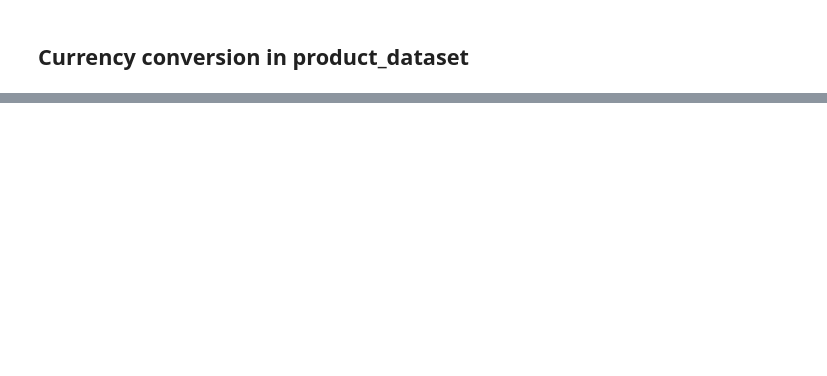
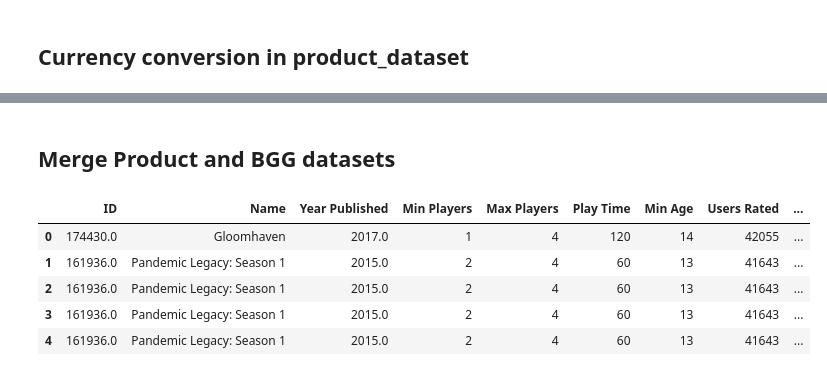
Before and after one commit to Ahmohas/BoardGames, a Jupyter notebook: Final_Code.ipynb, the cells around one changed output, grey strips where cells are left out. Drawn from its saved outputs; the diff is of its cells as text; code cells hidden in the pictures; blank space fills up the shorter version.

```diff
--- a/Final_Code.ipynb
+++ b/Final_Code.ipynb
@@ -91,0 +138,18 @@ products_dataset
+# %%
+# Numeric conversion
+numeric_cols = ['Year Published', 'Rating Average', 'Complexity Average', 'BGG Rank']
+int_cols = ['Min Players', 'Max Players', 'Play Time', 'Min Age', 'Users Rated', 'Owned Users']
+
+for col in numeric_cols:
+    bgg_dataset[col] = pd.to_numeric(bgg_dataset[col].astype(str).str.replace(',', '.'), errors='coerce')
+for col in int_cols:
+    bgg_dataset[col] = pd.to_numeric(bgg_dataset[col], errors='coerce')
+
+# Strip text
+for col in ['Name', 'Mechanics', 'Domains']:
+    bgg_dataset[col] = bgg_dataset[col].astype(str).str.strip()
+
+# Drop rows with missing values
+bgg_cleaned = bgg_dataset.dropna().copy()
+
+bgg_cleaned.head(5)
@@ -91,0 +163,43 @@ products_dataset
+# %% [markdown]
+## Merge Product and BGG datasets
+# %%
+bgg_cleaned['ID'] = pd.to_numeric(bgg_cleaned['ID'], errors='coerce')
+products_model_ready['objectid'] = pd.to_numeric(products_model_ready['objectid'], errors='coerce')
+
+# Filter products in BGG
+products_model_ready = products_model_ready[products_model_ready['objectid'].isin(bgg_cleaned['ID'])]
+
+# Aggregate by version
+products_grouped = products_model_ready.groupby(['objectid', 'version_name'], as_index=False).agg({
+    'price': 'mean',
+    'condition': 'first'
+})
+
+# Merge
+bgg_merged = bgg_cleaned.merge(
+    products_grouped[['objectid', 'price', 'condition', 'version_name']],
+    how='left', left_on='ID', right_on='objectid'
+)
+bgg_merged.drop(columns=['objectid'], inplace=True)
+
+# Clean unrealistic values
+bgg_merged = bgg_merged[
+    (bgg_merged['Year Published'] >= 1900) &
+    (bgg_merged['Min Players'] > 0) &
+    (bgg_merged['Max Players'] <= 20) &
+    (bgg_merged['Play Time'] <= 600) &
+    (bgg_merged['Min Age'] >= 0) &
+    ((bgg_merged['price'].isna()) | (bgg_merged['price'] <= 300))
+]
+
+bgg_final = bgg_merged.dropna(subset=['price', 'version_name', 'condition'])
+bgg_final.rename(columns={'BGG Rank': 'Success Rank'}, inplace=True)
+
+bgg_final.head(5)
+# %% [output]
+|  | ID | Name | Year Published | Min Players | Max Players | Play Time | Min Age | Users Rated | ... |
+| 0 | 174430.0 | Gloomhaven | 2017.0 | 1 | 4 | 120 | 14 | 42055 | ... |
+| 1 | 161936.0 | Pandemic Legacy: Season 1 | 2015.0 | 2 | 4 | 60 | 13 | 41643 | ... |
+| 2 | 161936.0 | Pandemic Legacy: Season 1 | 2015.0 | 2 | 4 | 60 | 13 | 41643 | ... |
+| 3 | 161936.0 | Pandemic Legacy: Season 1 | 2015.0 | 2 | 4 | 60 | 13 | 41643 | ... |
+| 4 | 161936.0 | Pandemic Legacy: Season 1 | 2015.0 | 2 | 4 | 60 | 13 | 41643 | ... |
```
Also changed, not shown: parts of 8 cells of this notebook.
